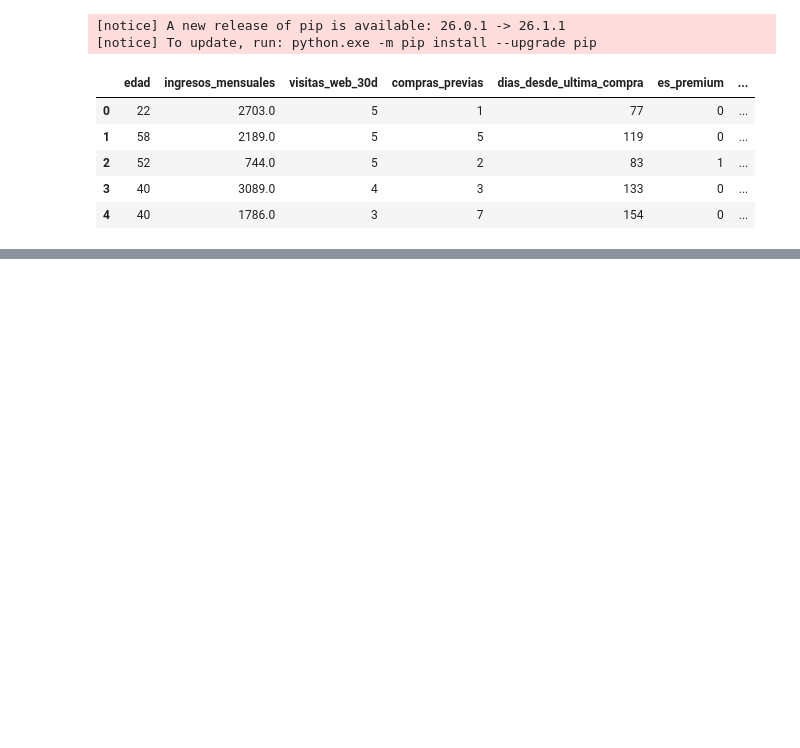
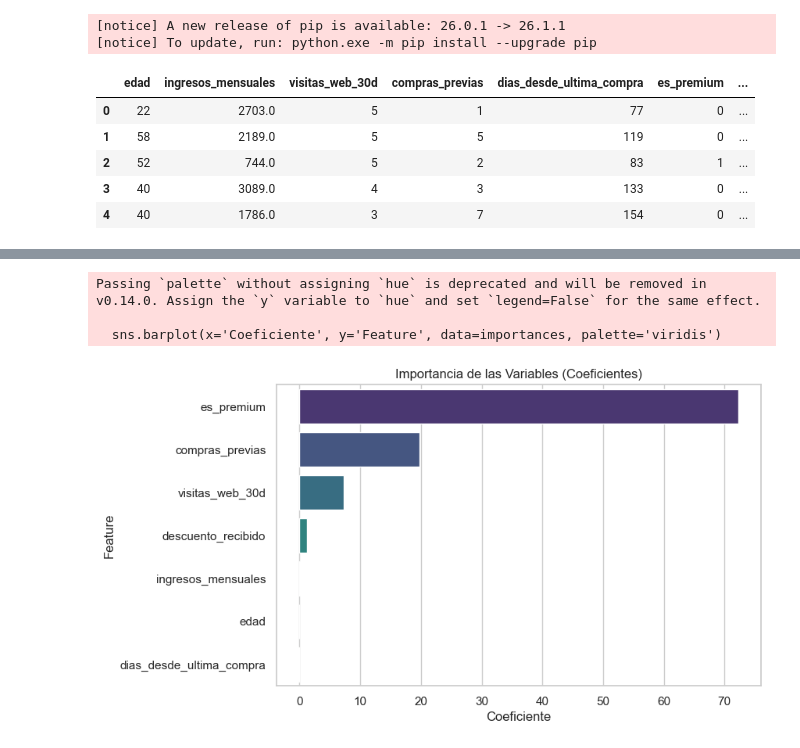
Before and after one commit to carlosgomezagrafojo/ciencia_de_datos, a Jupyter notebook: ciencia_datos.ipynb, the cells around one changed output, grey strips where cells are left out. Saved outputs shown, nothing was run; the diff lists cells and outputs as text; code cells hidden in the pictures; blank space fills up the shorter version.

```diff
--- a/ciencia_datos.ipynb
+++ b/ciencia_datos.ipynb
@@ -104,0 +169,9 @@ df_clientes.head()
+# %%
+# X contiene la variables de entrada
+x = df_clientes[features_clientes]
+
+#y contiene las variables objetivo
+y = df_clientes["gasto_proximo_mes"]
+
+# confirmamos que aqui ya no está la variable objetivo
+x.head()
@@ -104,0 +308,16 @@ df_clientes.head()
+# %%
+# Extraemos los coeficientes del modelo
+importances = pd.DataFrame({
+    'Feature': features_clientes,
+    'Coeficiente': modelo_regresion.coef_
+}).sort_values(by='Coeficiente', ascending=False)
+
+plt.figure(figsize=(8, 5))
+sns.barplot(x='Coeficiente', y='Feature', data=importances, palette='viridis')
+plt.title('Importancia de las Variables (Coeficientes)')
+plt.show()
+# %% [output]
+Passing `palette` without assigning `hue` is deprecated and will be removed in v0.14.0. Assign the `y` variable to `hue` and set `legend=False` for the same effect.
+
+  sns.barplot(x='Coeficiente', y='Feature', data=importances, palette='viridis')
+[figure, added]
```
Also changed, not shown: parts of 52 cells of this notebook.
